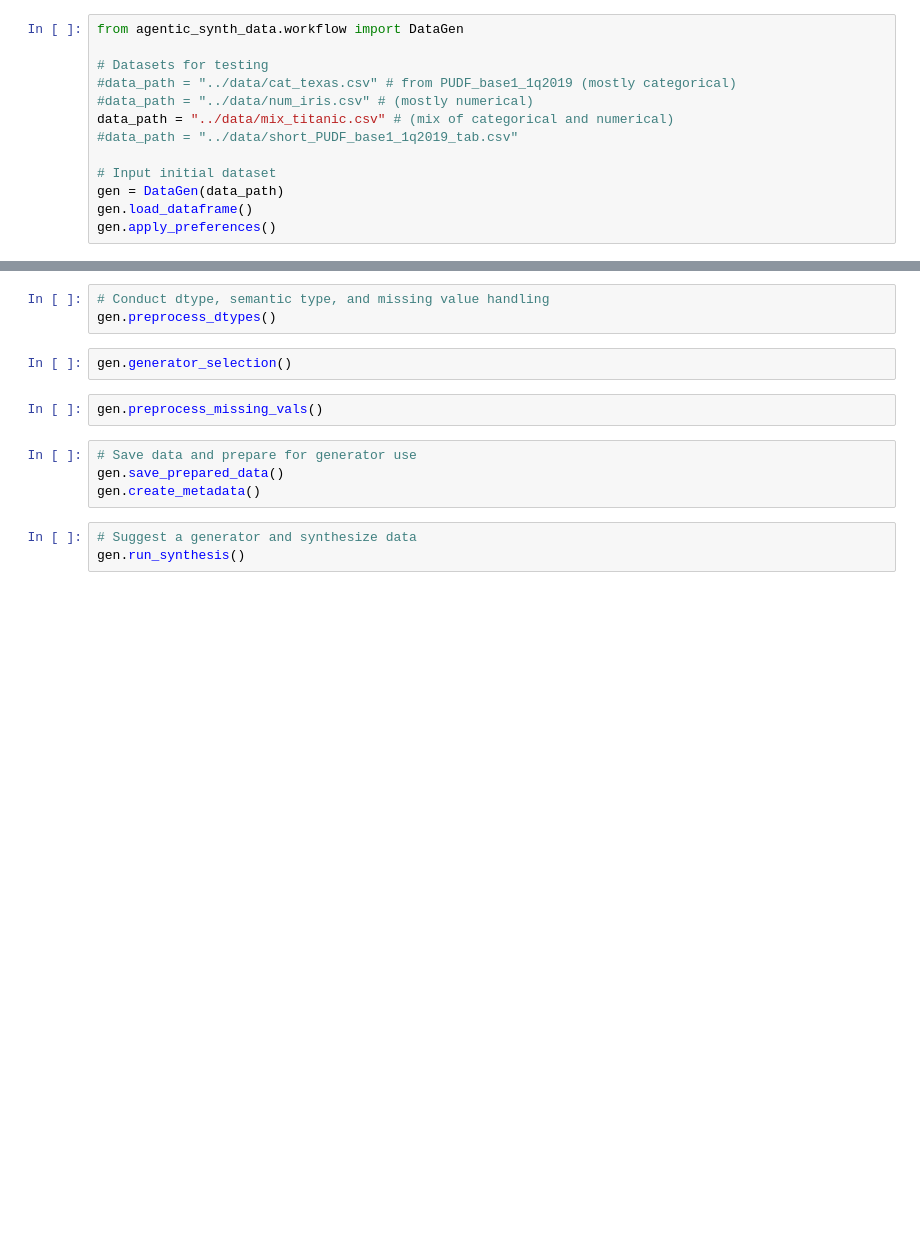
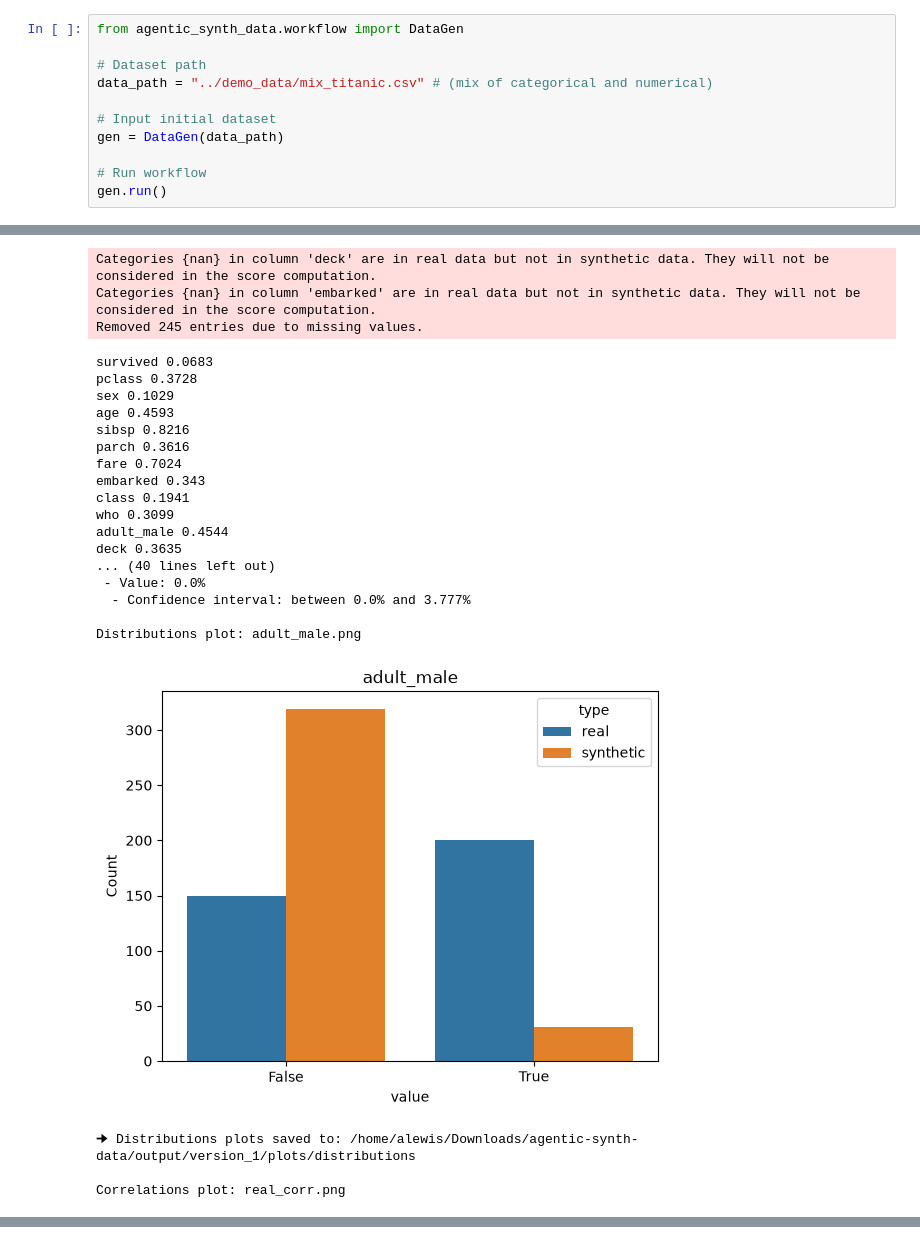
Before and after one commit to SCAI-BIO/guided-sdg, a Jupyter notebook: notebooks/demo-workflow.ipynb, the cells around one changed output, grey strips where cells are left out. Cells and saved outputs as stored; diff of their text form; blank space fills up the shorter version.

Commit message:
small formatting fix and removed step by step display in demo

```diff
--- a/notebooks/demo-workflow.ipynb
+++ b/notebooks/demo-workflow.ipynb
@@ -1,13 +1,12 @@
 # %%
 from agentic_synth_data.workflow import DataGen
 
-# Datasets for testing
-#data_path = "../data/cat_texas.csv" # from PUDF_base1_1q2019 (mostly categorical)
-#data_path = "../data/num_iris.csv" # (mostly numerical)
-data_path = "../data/mix_titanic.csv" # (mix of categorical and numerical)
-#data_path = "../data/short_PUDF_base1_1q2019_tab.csv"
+# Dataset path
+data_path = "../demo_data/mix_titanic.csv" # (mix of categorical and numerical)
 
 # Input initial dataset
 gen = DataGen(data_path)
-gen.load_dataframe()
-gen.apply_preferences()
+
+# Run workflow
+gen.run()
+# %% [output]
@@ -13,0 +30,24 @@ gen.apply_preferences()
+Categories {nan} in column 'deck' are in real data but not in synthetic data. They will not be considered in the score computation.
+Categories {nan} in column 'embarked' are in real data but not in synthetic data. They will not be considered in the score computation.
+Removed 245 entries due to missing values.
+survived 0.0683
+pclass 0.3728
+sex 0.1029
+age 0.4593
+sibsp 0.8216
+parch 0.3616
+fare 0.7024
+embarked 0.343
+class 0.1941
+who 0.3099
+adult_male 0.4544
+deck 0.3635
+... (40 lines left out)
+ - Value: 0.0%
+  - Confidence interval: between 0.0% and 3.777%
+
+Distributions plot: adult_male.png
+[figure, added]
+🠊 Distributions plots saved to: /home/alewis/Downloads/agentic-synth-data/output/version_1/plots/distributions
+
+Correlations plot: real_corr.png
@@ -14,14 +88,0 @@ gen.apply_preferences()
-# %%
-# Conduct dtype, semantic type, and missing value handling
-gen.preprocess_dtypes()
-# %%
-gen.generator_selection()
-# %%
-gen.preprocess_missing_vals()
-# %%
-# Save data and prepare for generator use
-gen.save_prepared_data()
-gen.create_metadata()
-# %%
-# Suggest a generator and synthesize data
-gen.run_synthesis()
```
Also changed, not shown: parts of 4 cells of this notebook, 1 other file.
